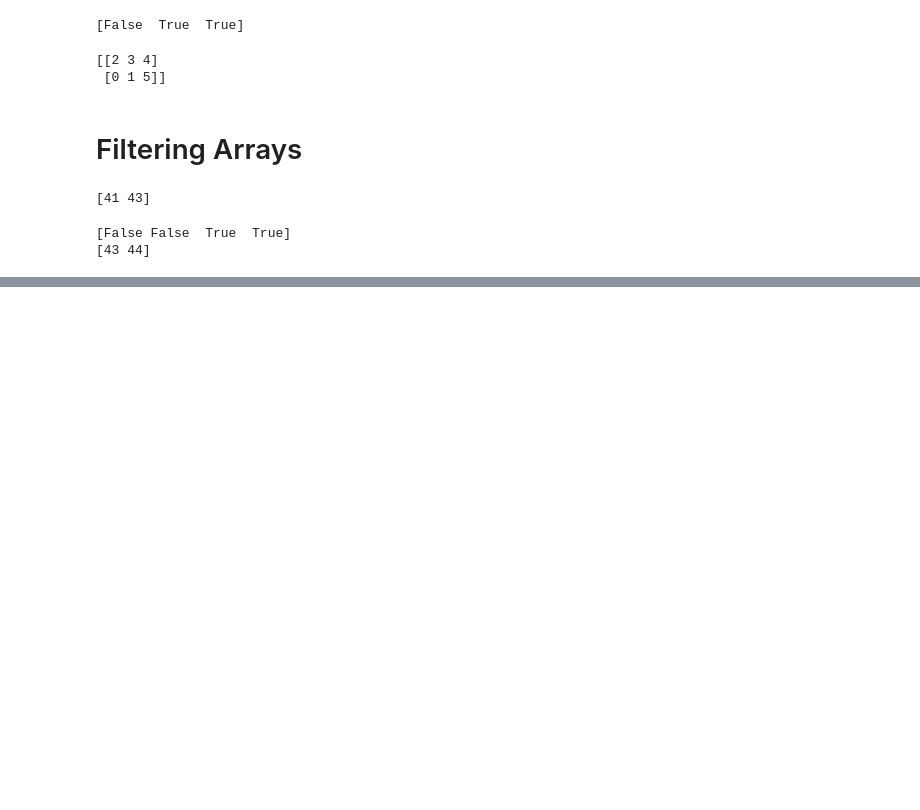
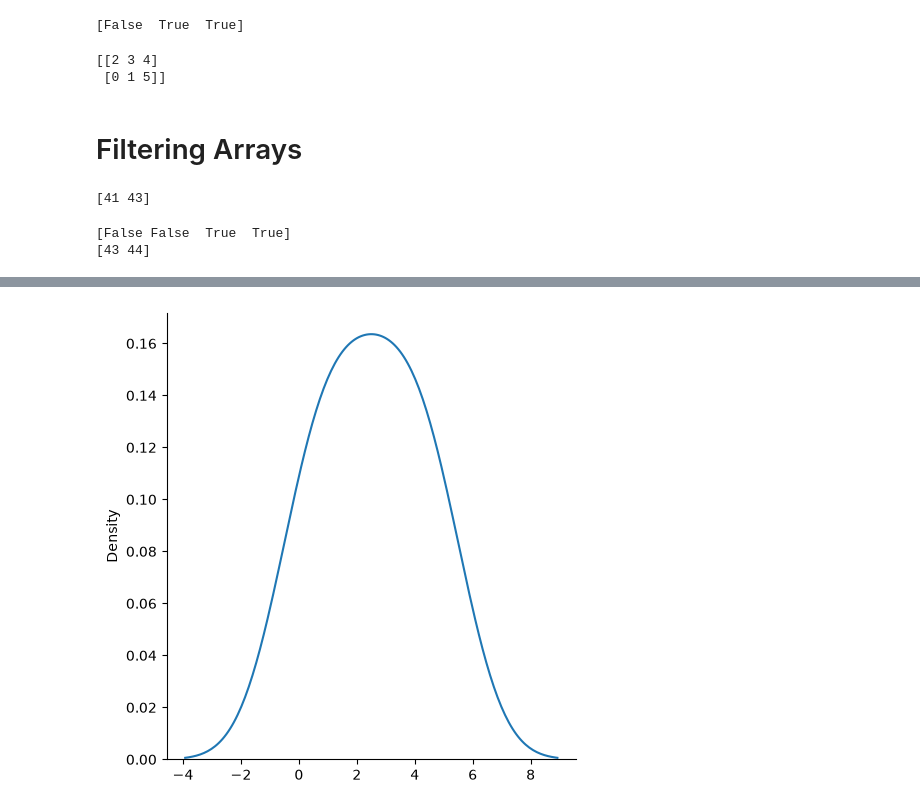
Before and after one commit to Coxxio/ML-Journey, a Jupyter notebook: phase-1-foundations/numpy-w3schools.ipynb, the cells around one changed output, grey strips where cells are left out. Cells and saved outputs as stored; diff of their text form; code cells hidden in the pictures; blank space fills up the shorter version.

```diff
--- a/phase-1-foundations/numpy-w3schools.ipynb
+++ b/phase-1-foundations/numpy-w3schools.ipynb
@@ -548,0 +649,6 @@ print(newarr)
+# %%
+sns.displot([0, 1, 2, 3, 4, 5], kind="kde")
+
+plt.show()
+# %% [output]
+[figure, added]
```
Also changed, not shown: parts of 30 cells of this notebook.
